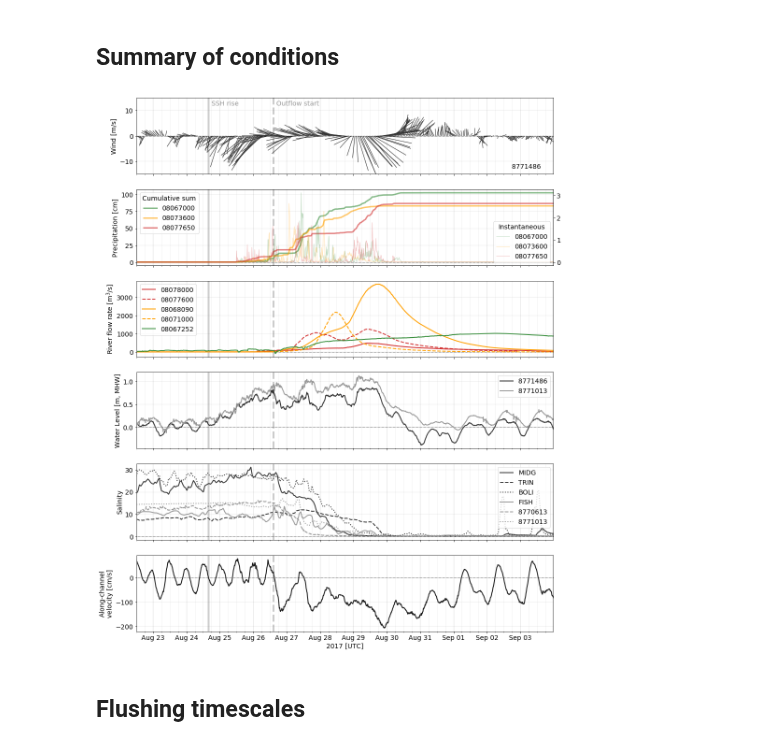
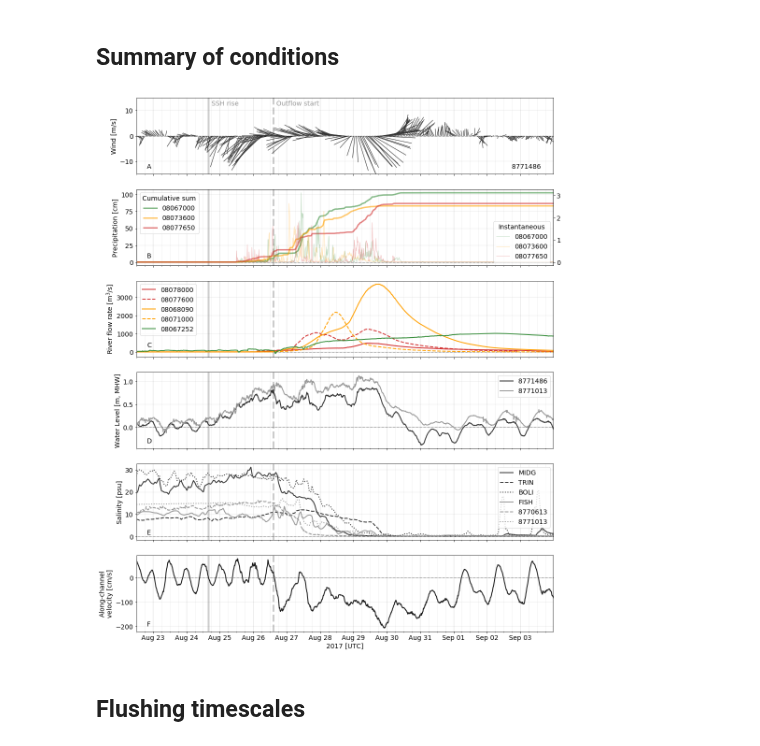
Before and after one commit to kthyng/flood_estimate, a Jupyter notebook: Harvey inflow.ipynb, the cells around one changed output. Cells and saved outputs as stored; diff of their text form; code cells hidden in the pictures.

```diff
--- a/Harvey inflow.ipynb
+++ b/Harvey inflow.ipynb
@@ -221,6 +221,7 @@ axes[0].quiver(dfsh['idx'][::dw], np.zeros(len(dfsh[::dw])), dfsh[buoy + ': East
                headaxislength=0, headlength=0, width=width, units='y', scale_units='y', scale=1,
                color='0.2', label=buoy)
 axes[0].text(0.9, 0.075, buoy, fontsize=14, transform=axes[0].transAxes)
+axes[0].text(0.025, 0.072, 'A', fontsize=14, transform=axes[0].transAxes)
 
 
 ## Precipitation ##
@@ -231,6 +232,7 @@ for i, buoy in enumerate(bs):
     axes[1].plot(dfsh.index, dfsh[buoy + ': Rain [cm]'].cumsum(), color=buoys[buoy]['color'], lw=3, alpha=0.6)
 axes[1].legend(bs, loc='upper left', title='Cumulative sum')
 ax1.legend(bs, loc='lower right', title='Instantaneous')
+axes[1].text(0.025, 0.1, 'B', fontsize=14, transform=axes[1].transAxes)
 
 
 ## River Gauges ##
@@ -239,12 +241,14 @@ linestyles = ['-', '--', '-', '--', '-']
 for buoy, ls in zip(bs, linestyles):
     axes[2].plot(dfsh.index, dfsh[buoy + ': Flow rate [m^3/s]'], color=buoys[buoy]['color'], lw=2, ls=ls)
 axes[2].legend(bs, loc='upper left')
+axes[2].text(0.025, 0.13, 'C', fontsize=14, transform=axes[2].transAxes)
 
 
 ## Sea Level ##
 for buoy, col in zip(['8771486', '8771013'], ['0.2', '0.6']):
     axes[3].plot(dfsh.index, dfsh[buoy + ': Water Level [m, MHW]'], label=buoy, color=col, lw=2)
 axes[3].legend()
+axes[3].text(0.025, 0.072, 'D', fontsize=14, transform=axes[3].transAxes)
 
 
 ## Salinity ##
@@ -254,10 +258,12 @@ colors = ['0.2', '0.2', '0.2', '0.6', '0.6', '0.6']
 for buoy, ls, col in zip(bs, linestyles, colors):
     axes[4].plot(dfsh.index, dfsh[buoy + ': Salinity'], label=buoy, color=col, lw=2, ls=ls)
 axes[4].legend(loc='best')
+axes[4].text(0.025, 0.072, 'E', fontsize=14, transform=axes[4].transAxes)
 
 
 ## Entrance along-channel velocity ##
 axes[5].plot(dfsh.index, dfsh['smean'], color='0.1', lw=2)
+axes[5].text(0.025, 0.072, 'F', fontsize=14, transform=axes[5].transAxes)
 
 
 axes[0].set_ylim(-15,15)
@@ -271,35 +277,35 @@ for ax in axes:
     ax.set_ylim(*ylims)
     ax.vlines(date_ssh, *ylims, linewidth=4, alpha=0.2, color='k')
     ax.vlines(date_outflow, *ylims, linewidth=4, alpha=0.2, color='k', linestyle='--')
 
 # labels
 axes[0].set_ylabel('Wind [m/s]')
 axes[1].set_ylabel('Precipitation [cm]')
 axes[2].set_ylabel('River flow rate [m$^3$/s]')
 axes[3].set_ylabel('Water Level [m, MHW]')
-axes[4].set_ylabel('Salinity')
+axes[4].set_ylabel('Salinity [psu]')
 axes[5].set_ylabel('Along-channel\nvelocity [cm/s]')
 
 # label dates
 axes[0].text(0.18, 0.9, 'SSH rise', transform=axes[0].transAxes, alpha=0.4)
 axes[0].text(0.335, 0.9, 'Outflow start', transform=axes[0].transAxes, alpha=0.4)
 
 
 minor = mpl.dates.HourLocator(byhour=np.arange(0,24,6))
 ax.xaxis.set_minor_locator(minor)
 major = mpl.dates.HourLocator(byhour=np.arange(0,24,24))
 ax.xaxis.set_major_locator(major)
 ax.xaxis.set_major_formatter(mpl.dates.DateFormatter('%b %d'))
 
 handles, labels = ax.get_legend_handles_labels()
 by_label = OrderedDict(zip(labels, handles))
 # ax.legend(by_label.values(), by_label.keys(), loc='upper right')
 
 ax.set_xlabel('2017 [UTC]')
 
 plt.savefig('figures/conditions.pdf', bbox_inches='tight')
 # %% [output]
-[figure, old version]
+[figure, new version]
 # %% [markdown]
 ## Flushing timescales
 # %%
```
Also changed, not shown: parts of 25 cells of this notebook.
